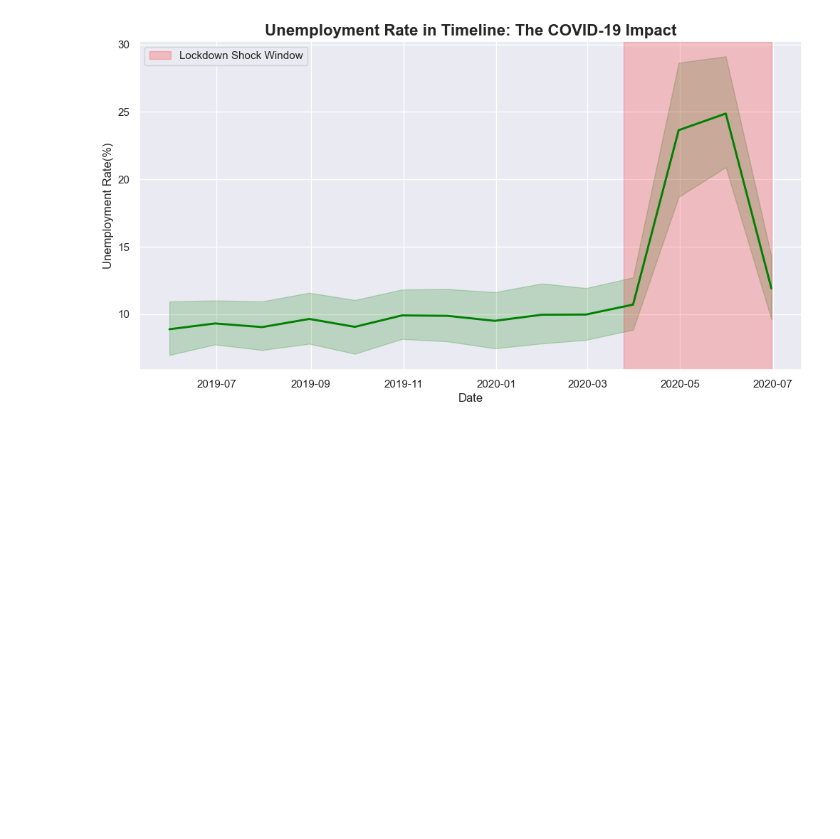
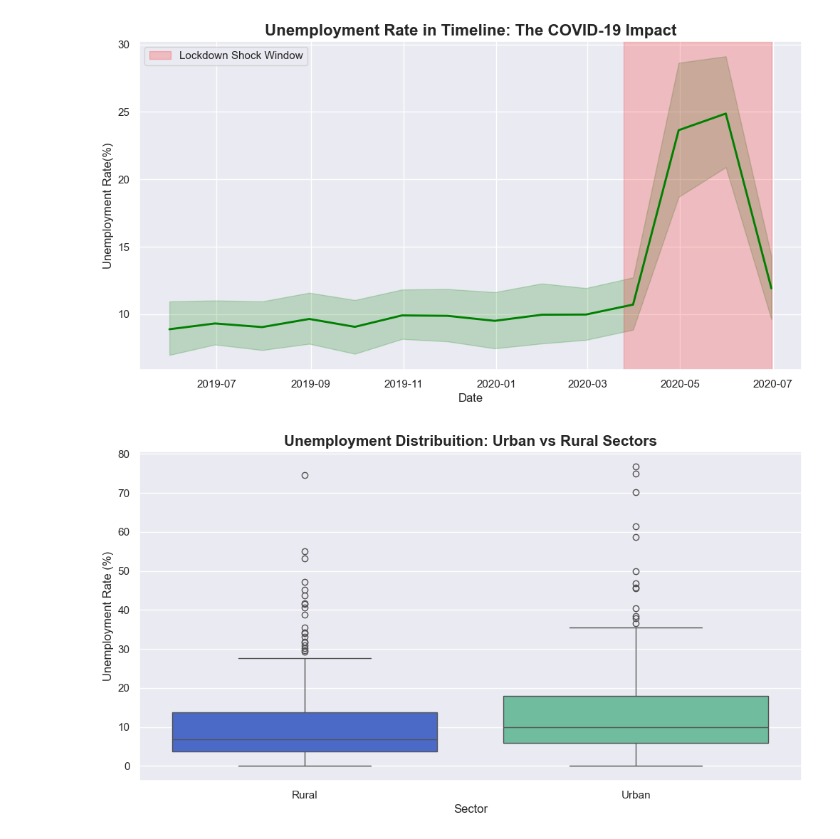
Before and after one commit to sudiptosaha5002-lang/CodeAlpha_UnemploymentAnalysiswithPython, a Jupyter notebook: Unemployment_Analysis.ipynb, the cells around one changed output. Drawn from its saved outputs; the diff is of its cells as text; code cells hidden in the pictures; blank space fills up the shorter version.

Commit message:
Setting Boxplot Urnban vs Rural Resilience

```diff
--- a/Unemployment_Analysis.ipynb
+++ b/Unemployment_Analysis.ipynb
@@ -62,3 +62,12 @@ plt.legend()
 plt.show()
 # %% [output]
 [figure]
+# %%
+plt.Figure(figsize=(8,5))
+sns.boxplot(data=df, x='Area', y='Estimated Unemployment Rate (%)', hue='Area', palette=["#3660dd", "#63c9a0"], legend=False)
+plt.title('Unemployment Distribuition: Urban vs Rural Sectors', fontsize=15, fontweight='bold')
+plt.ylabel('Unemployment Rate (%)')
+plt.xlabel('Sector')
+plt.show()
+# %% [output]
+[figure, added]
```
